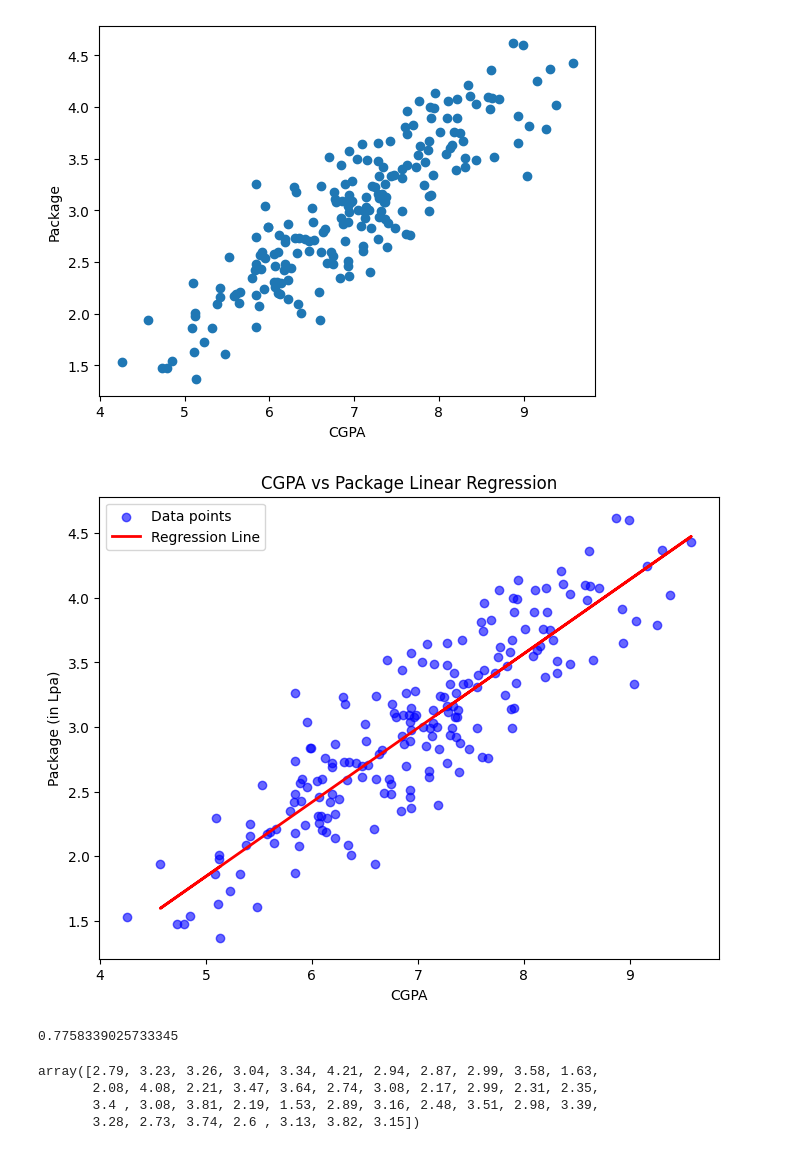
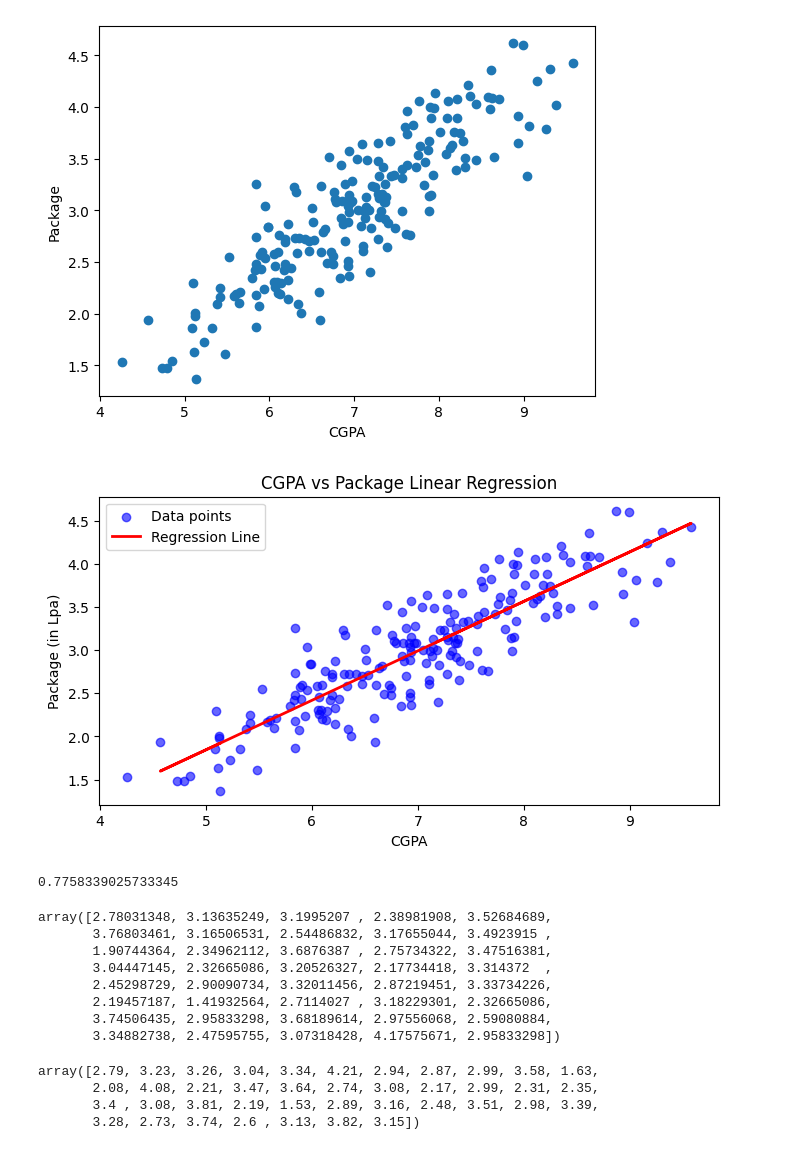
Before and after one commit to Maruf0275/Machine-Learning-CIT, a Jupyter notebook: Linear_Regression.ipynb, the cells around one changed output. Saved outputs shown, nothing was run; the diff lists cells and outputs as text; code cells hidden in the pictures.

```diff
--- a/Linear_Regression.ipynb
+++ b/Linear_Regression.ipynb
@@ -135,26 +134,38 @@ y = df.iloc[:, -1]
 # %%
 # Split the placement dataset into training and testing sets
 x_train, x_test, y_train, y_test = train_test_split(x, y, test_size=0.2, random_state=42)
 
 # Instantiate and fit the model
 lr = LinearRegression()
 lr.fit(x_train, y_train)
 
 # Plot the training data scatter and the regression line
-plt.figure(figsize=(8, 6))
+plt.figure(figsize=(8, 4))
 plt.scatter(df['cgpa'], df['package'], color='blue', alpha=0.6, label='Data points')
-plt.plot(x_train, lr_placement.predict(x_train), color='red', linewidth=2, label='Regression Line')
+plt.plot(x_train, lr.predict(x_train), color='red', linewidth=2, label='Regression Line')
 plt.xlabel('CGPA')
 plt.ylabel('Package (in Lpa)')
 plt.title('CGPA vs Package Linear Regression')
 plt.legend()
 plt.show()
 # %% [output]
-[figure, old version]
+[figure, new version]
 # %%
 lr.score(x_train, y_train)
 # %% [output]
 0.7758339025733345
+# %%
+y_pred = lr.predict(x_test)
+y_pred
+# %% [output]
+array([2.78031348, 3.13635249, 3.1995207 , 2.38981908, 3.52684689,
+       3.76803461, 3.16506531, 2.54486832, 3.17655044, 3.4923915 ,
+       1.90744364, 2.34962112, 3.6876387 , 2.75734322, 3.47516381,
+       3.04447145, 2.32665086, 3.20526327, 2.17734418, 3.314372  ,
+       2.45298729, 2.90090734, 3.32011456, 2.87219451, 3.33734226,
+       2.19457187, 1.41932564, 2.7114027 , 3.18229301, 2.32665086,
+       3.74506435, 2.95833298, 3.68189614, 2.97556068, 2.59080884,
+       3.34882738, 2.47595755, 3.07318428, 4.17575671, 2.95833298])
 # %%
 y_test.values
 # %% [output]
```
Also changed, not shown: parts of 2 cells of this notebook.
